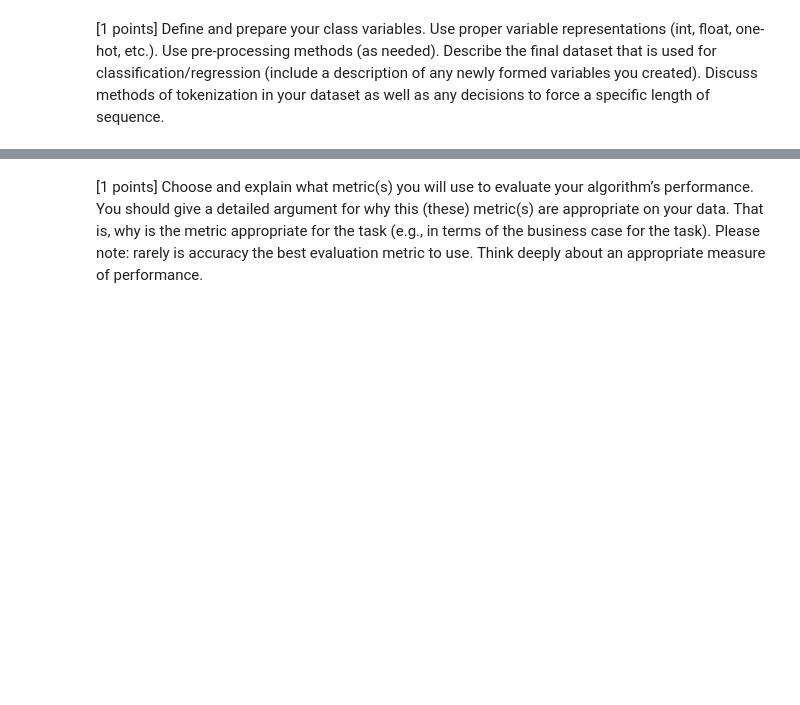
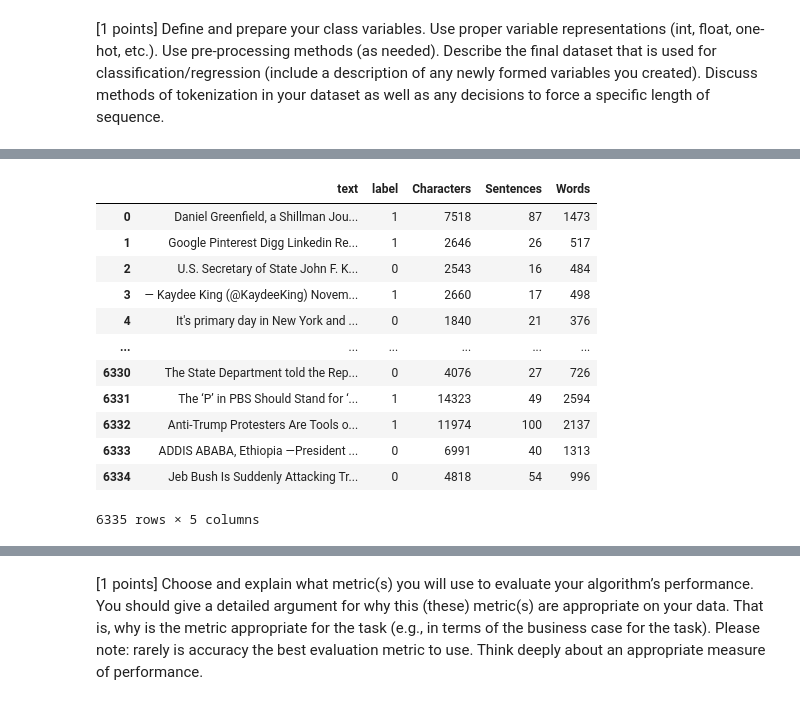
Before and after one commit to ephraim888sun/SequentialNetworks, a Jupyter notebook: lab7.ipynb, the cells around one changed output, grey strips where cells are left out. Saved outputs shown, nothing was run; the diff lists cells and outputs as text; code cells hidden in the pictures; blank space fills up the shorter version.

```diff
--- a/lab7.ipynb
+++ b/lab7.ipynb
@@ -18,0 +314,16 @@ In this lab, we have chosen ...
+# %%
+df_text
+# %% [output]
+|  | text | label | Characters | Sentences | Words |
+| 0 | Daniel Greenfield, a Shillman Jou... | 1 | 7518 | 87 | 1473 |
+| 1 | Google Pinterest Digg Linkedin Re... | 1 | 2646 | 26 | 517 |
+| 2 | U.S. Secretary of State John F. K... | 0 | 2543 | 16 | 484 |
+| 3 | — Kaydee King (@KaydeeKing) Novem... | 1 | 2660 | 17 | 498 |
+| 4 | It's primary day in New York and ... | 0 | 1840 | 21 | 376 |
+| ... | ... | ... | ... | ... | ... |
+| 6330 | The State Department told the Rep... | 0 | 4076 | 27 | 726 |
+| 6331 | The ‘P’ in PBS Should Stand for ‘... | 1 | 14323 | 49 | 2594 |
+| 6332 | Anti-Trump Protesters Are Tools o... | 1 | 11974 | 100 | 2137 |
+| 6333 | ADDIS ABABA, Ethiopia —President ... | 0 | 6991 | 40 | 1313 |
+| 6334 | Jeb Bush Is Suddenly Attacking Tr... | 0 | 4818 | 54 | 996 |
+6335 rows × 5 columns
```
Also changed, not shown: parts of 24 cells of this notebook.
